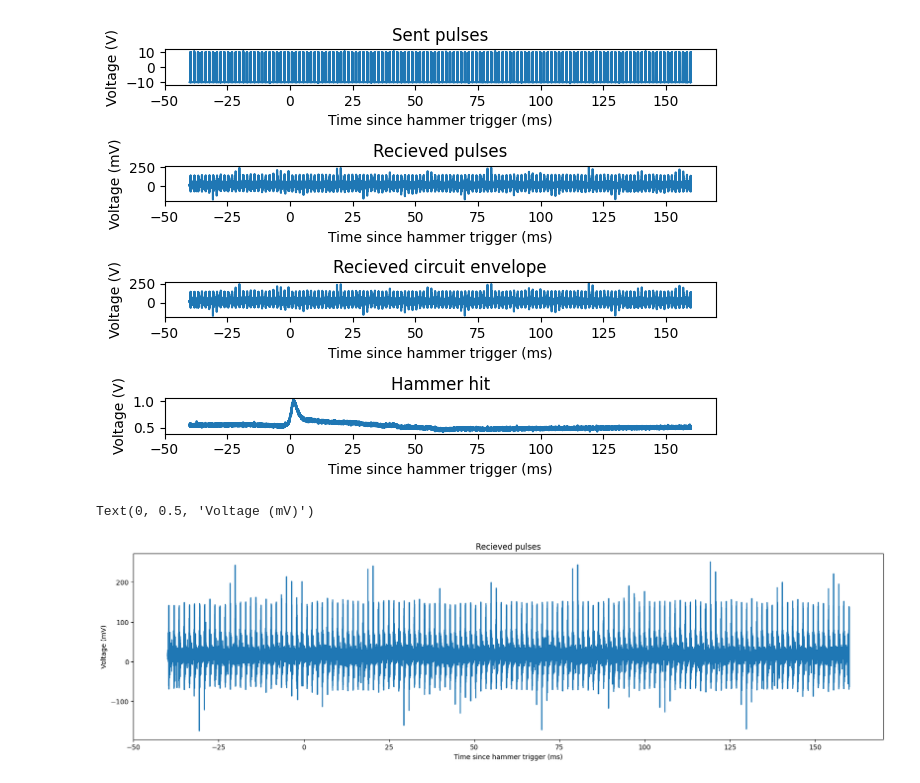
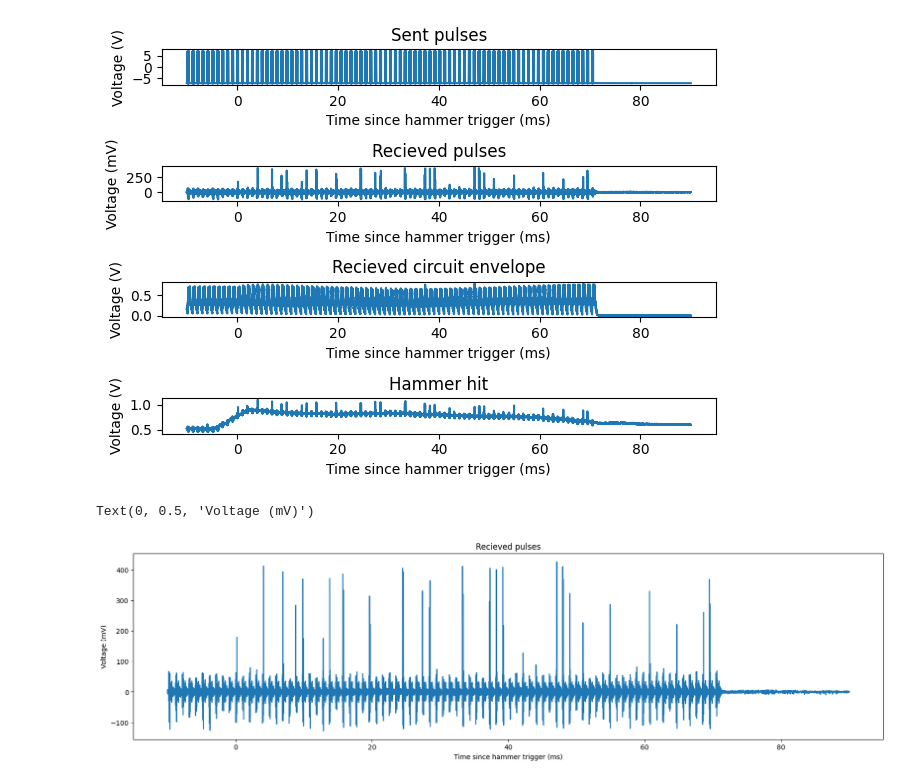
Before and after one commit to happyRainDrop/SmartHammer, a Jupyter notebook: src/data_analysis_jupyter/analyze_Pico_data.ipynb, the cells around one changed output. Drawn from its saved outputs; the diff is of its cells as text; code cells hidden in the pictures.

```diff
--- a/src/data_analysis_jupyter/analyze_Pico_data.ipynb
+++ b/src/data_analysis_jupyter/analyze_Pico_data.ipynb
@@ -30,9 +30,11 @@ def savgol_filter_func(data, window_length, polyorder):
 # ../../src/app_v1/data_from_experiments/flex_foot/ruth_flex_foot_pico/no_sig_gen/ruthtrial1.txt
 # Experiment 6
 #../../src/logs/exp_6_no_remove_cuff/Pico_data/exp_6_rachel_trial_1.txt
+# Test waveform, Ruth local
+# "C:/Users/tealw/Documents/Waveforms/test.csv"
 
-file_name = "../../src/app_v1/data_from_experiments/reflex_by_subject/Pico/sophie/sophietrial2.txt"
-is_csv = False
+file_name = "C:/Users/tealw/Documents/Waveforms/test.csv"
+is_csv = True
 
 all_csv_data, active_csv_data, passive_csv_data = [], [], []
 file_folder_name = file_name[:file_name.rindex("/")]
@@ -47,42 +49,43 @@ if (compare_contraction):
 '''
 Default column order: times, square_pulses, recieved_pulses, circuit_envelope, hammer
 Flex foot take 1 order: times, calf cuff, hammer, square pulse
+New test setup order (8/21/24): times, calf cuff, circuit envelope, hammer, sqaure pulse
 '''
 csv_times = all_csv_data[:,0]
-csv_square_pulses = all_csv_data[:,3]
+csv_square_pulses = all_csv_data[:,4]
 csv_recieved_pulses = all_csv_data[:,1]
-csv_circuit_envelope =  all_csv_data[:,1]
-csv_hammer = all_csv_data[:,2]
+csv_circuit_envelope =  all_csv_data[:,2]
+csv_hammer = all_csv_data[:,3]
 
 plt.figure()
 plt.subplot(4,1,1)
 plt.plot(csv_times,csv_square_pulses)
 plt.title("Sent pulses")
 plt.xlabel("Time since hammer trigger (ms)")
 plt.ylabel("Voltage (V)")
 
 plt.subplot(4,1,2)
 plt.plot(csv_times,csv_recieved_pulses)
 plt.title("Recieved pulses")
 plt.xlabel("Time since hammer trigger (ms)")
 plt.ylabel("Voltage (mV)")
 
 plt.subplot(4,1,3)
 plt.plot(csv_times,csv_circuit_envelope)
 plt.title("Recieved circuit envelope")
 plt.xlabel("Time since hammer trigger (ms)")
 plt.ylabel("Voltage (V)")
 
 plt.subplot(4,1,4)
 plt.plot(csv_times,csv_hammer)
 plt.title("Hammer hit")
 plt.xlabel("Time since hammer trigger (ms)")
 plt.ylabel("Voltage (V)")
 
 plt.subplots_adjust(hspace = 0.5)
 plt.tight_layout()
 # %% [output]
-[figure, old version]
+[figure, new version]
 # %%
 plt.figure(figsize=(20,5))
 plt.plot(csv_times,csv_recieved_pulses)
@@ -92,4 +95,4 @@ plt.xlabel("Time since hammer trigger (ms)")
 plt.ylabel("Voltage (mV)")
 # %% [output]
 Text(0, 0.5, 'Voltage (mV)')
-[figure, old version]
+[figure, new version]
```
Also changed, not shown: parts of 17 cells of this notebook, 11 other files.
